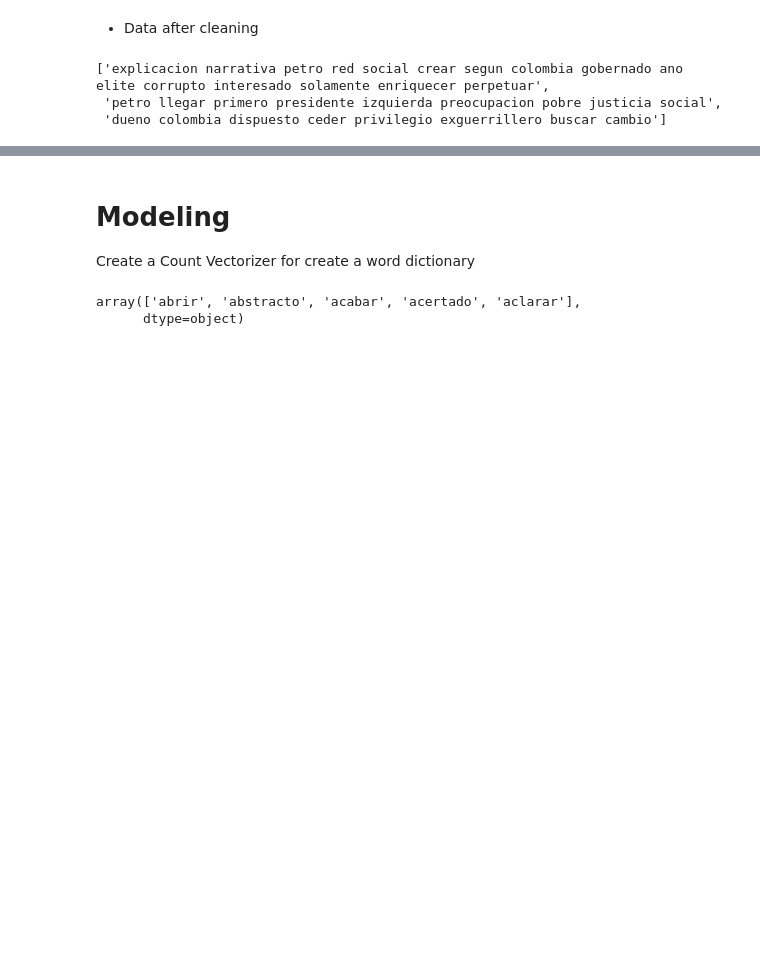
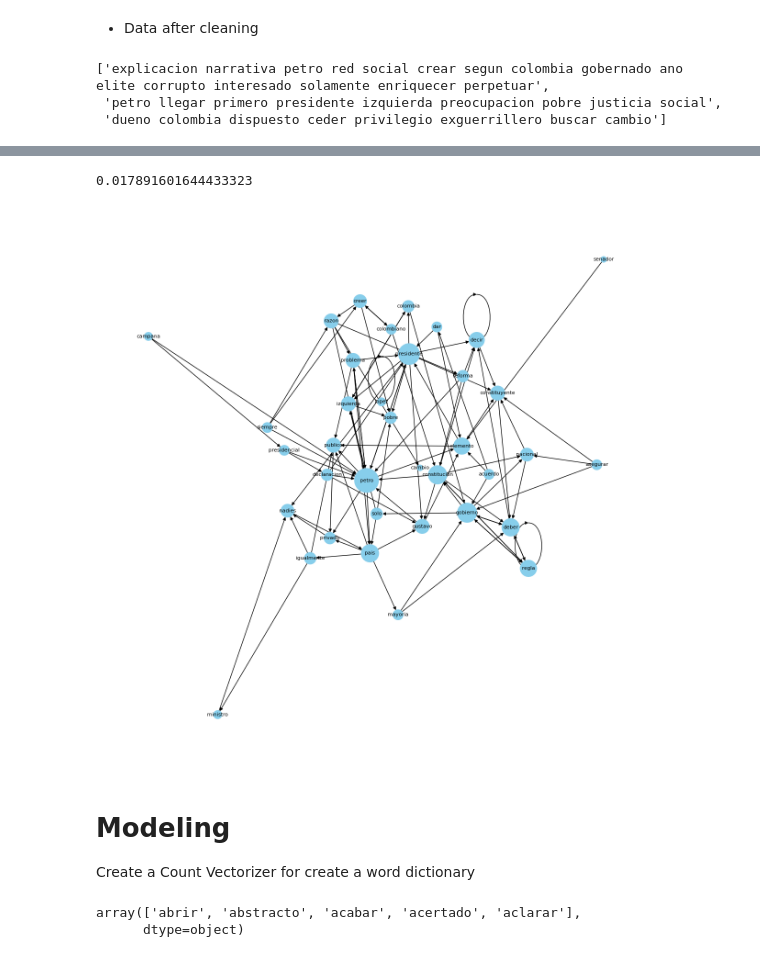
Before and after one commit to alejomaar/Network-Science-for-Data-Analytics, a Jupyter notebook: term_project/term_project.ipynb, the cells around one changed output, grey strips where cells are left out. Drawn from its saved outputs; the diff is of its cells as text; code cells hidden in the pictures; blank space fills up the shorter version.

```diff
--- a/term_project/term_project.ipynb
+++ b/term_project/term_project.ipynb
@@ -232,3 +306,32 @@ documents[0:3]
+# %%
+sum(relevant_nodes.values())/len(relevant_nodes.values())
+# %% [output]
+0.017891601644433323
+# %%
+import matplotlib.pyplot as plt
+
+# Threshold for node inclusion based on degree centrality
+threshold = 0.03
+
+# Filter nodes based on degree centrality
+relevant_nodes = {node: centrality for node, centrality in degree_centrality.items() if centrality > threshold}
+
+# Create a subgraph with only relevant nodes and their edges
+subgraph = G.subgraph(relevant_nodes)
+
+# Calculate degree centrality for the subgraph
+subgraph_degree_centrality = nx.degree_centrality(subgraph)
+
+# Draw the subgraph
+plt.figure(figsize=(12, 12))
+pos = nx.kamada_kawai_layout(subgraph)
+node_size = [v * 3000 for v in subgraph_degree_centrality.values()]
+nx.draw(subgraph, pos, with_labels=True, node_color='skyblue', node_size=node_size, edge_color='black', linewidths=1, font_size=8)
+
+# Show plot
+plt.show()
+# %% [output]
+[figure, added]
 # %% [markdown]
 # Modeling
 
```
Also changed, not shown: parts of 15 cells of this notebook.
